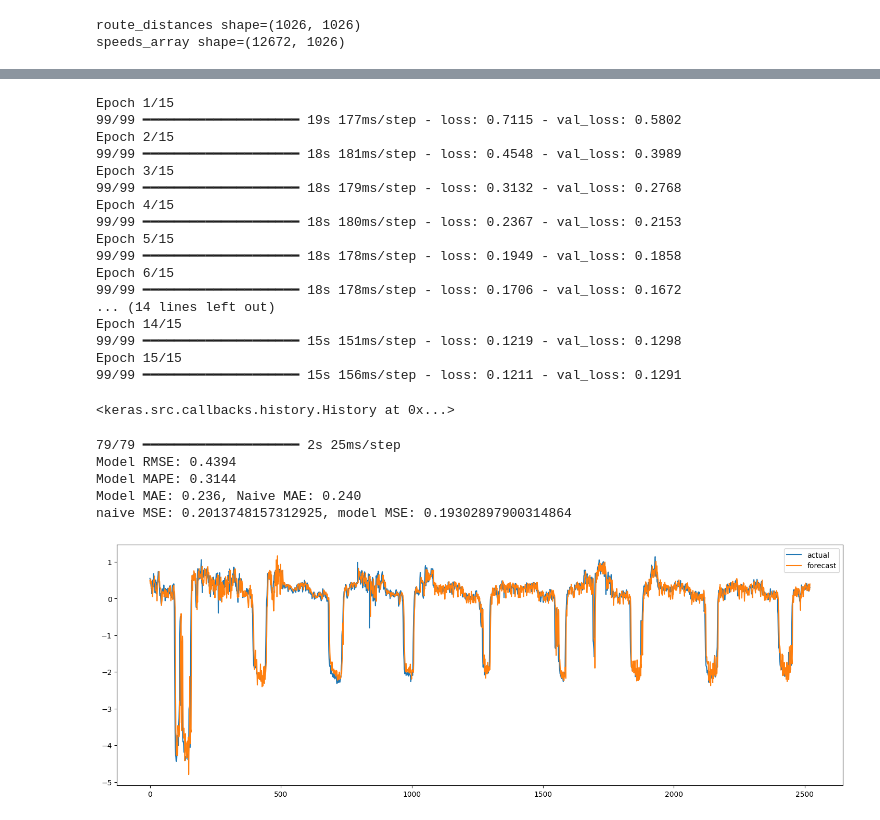
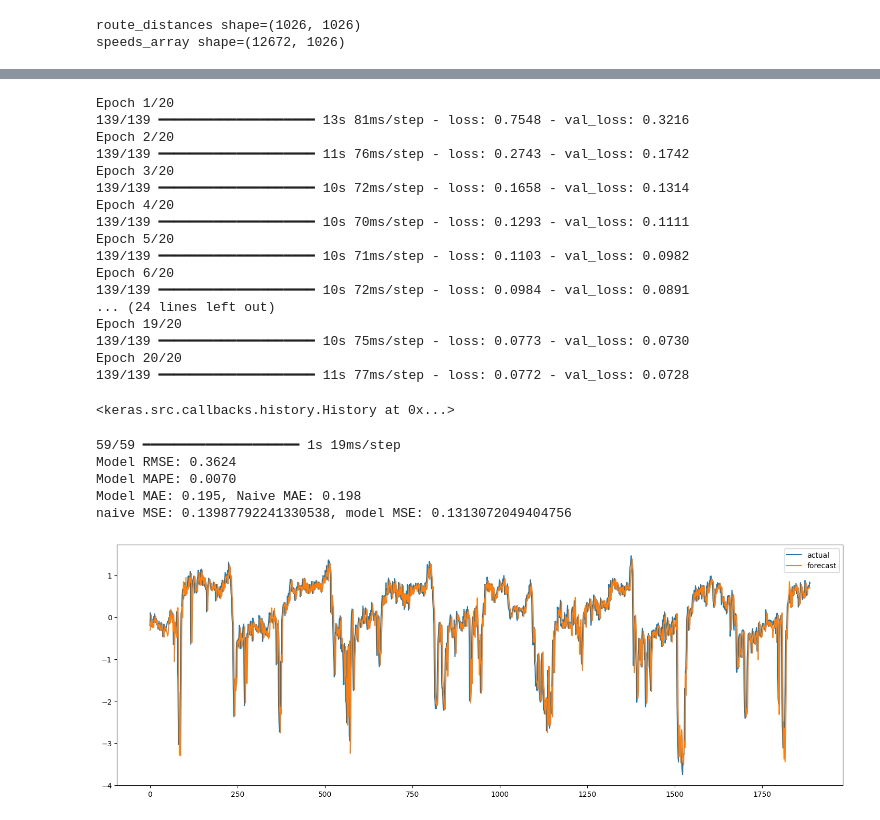
Before and after one commit to anubhav1433/STWBODE, a Jupyter notebook: GCLSTM.ipynb, the cells around one changed output, grey strips where cells are left out. Drawn from its saved outputs; the diff is of its cells as text; code cells hidden in the pictures.

```diff
--- a/GCLSTM.ipynb
+++ b/GCLSTM.ipynb
@@ -114,7 +383,7 @@ def preprocess(data_array: np.ndarray, train_size: float, val_size: float):
 
     return train_array, val_array, test_array
 
-train_size, val_size = 0.5, 0.30
+train_size, val_size = 0.7, 0.15
 train_array, val_array, test_array = preprocess(speeds_array, train_size, val_size)
 
 print(f"train set size: {train_array.shape}")
@@ -225,7 +494,7 @@ class GraphInfo:
         self.num_nodes = num_nodes
 
 sigma2 = 0.1
-epsilon = 0.1
+epsilon = 0.7
 
 
 adjacency_matrix = compute_adjacency_matrix(route_distances, sigma2, epsilon)
@@ -303,8 +572,6 @@ class GraphConv(layers.Layer):
         `self.weight`. Note that
         `self.weight` has shape `(in_feat, out_feat)`.
 
-        Args:
-            features: Tensor of shape `(num_nodes, batch_size, input_seq_len, in_feat)`
 
         Returns:
             A tensor of shape `(num_nodes, batch_size, input_seq_len, out_feat)`
@@ -409,7 +676,7 @@ class LSTMGC(layers.Layer):
 # %%
 in_feat = 1
 batch_size = 64
-epochs = 15
+epochs = 20
 input_sequence_length = 12
 forecast_horizon = 3
 multi_horizon = False
@@ -445,55 +712,55 @@ model.fit(
     callbacks=[keras.callbacks.EarlyStopping(patience=10)],
 )
 # %% [output]
-Epoch 1/15
-99/99 ━━━━━━━━━━━━━━━━━━━━ 19s 177ms/step - loss: 0.7115 - val_loss: 0.5802
-Epoch 2/15
-99/99 ━━━━━━━━━━━━━━━━━━━━ 18s 181ms/step - loss: 0.4548 - val_loss: 0.3989
-Epoch 3/15
-99/99 ━━━━━━━━━━━━━━━━━━━━ 18s 179ms/step - loss: 0.3132 - val_loss: 0.2768
-Epoch 4/15
-99/99 ━━━━━━━━━━━━━━━━━━━━ 18s 180ms/step - loss: 0.2367 - val_loss: 0.2153
-Epoch 5/15
-99/99 ━━━━━━━━━━━━━━━━━━━━ 18s 178ms/step - loss: 0.1949 - val_loss: 0.1858
-Epoch 6/15
-99/99 ━━━━━━━━━━━━━━━━━━━━ 18s 178ms/step - loss: 0.1706 - val_loss: 0.1672
-... (14 lines left out)
-Epoch 14/15
-99/99 ━━━━━━━━━━━━━━━━━━━━ 15s 151ms/step - loss: 0.1219 - val_loss: 0.1298
-Epoch 15/15
-99/99 ━━━━━━━━━━━━━━━━━━━━ 15s 156ms/step - loss: 0.1211 - val_loss: 0.1291
+Epoch 1/20
+139/139 ━━━━━━━━━━━━━━━━━━━━ 13s 81ms/step - loss: 0.7548 - val_loss: 0.3216
+Epoch 2/20
+139/139 ━━━━━━━━━━━━━━━━━━━━ 11s 76ms/step - loss: 0.2743 - val_loss: 0.1742
+Epoch 3/20
+139/139 ━━━━━━━━━━━━━━━━━━━━ 10s 72ms/step - loss: 0.1658 - val_loss: 0.1314
+Epoch 4/20
+139/139 ━━━━━━━━━━━━━━━━━━━━ 10s 70ms/step - loss: 0.1293 - val_loss: 0.1111
+Epoch 5/20
+139/139 ━━━━━━━━━━━━━━━━━━━━ 10s 71ms/step - loss: 0.1103 - val_loss: 0.0982
+Epoch 6/20
+139/139 ━━━━━━━━━━━━━━━━━━━━ 10s 72ms/step - loss: 0.0984 - val_loss: 0.0891
+... (24 lines left out)
+Epoch 19/20
+139/139 ━━━━━━━━━━━━━━━━━━━━ 10s 75ms/step - loss: 0.0773 - val_loss: 0.0730
+Epoch 20/20
+139/139 ━━━━━━━━━━━━━━━━━━━━ 11s 77ms/step - loss: 0.0772 - val_loss: 0.0728
 <keras.src.callbacks.history.History at 0x...>
 # %%
 x_test, y = next(test_dataset.as_numpy_iterator())
 y_pred = model.predict(x_test)
 plt.figure(figsize=(18, 6))
 plt.plot(y[:, 0, 0])
 plt.plot(y_pred[:, 0, 0])
 plt.legend(["actual", "forecast"])
 
 naive_mse, model_mse = (
     np.square(x_test[:, -1, :, 0] - y[:, 0, :]).mean(),
     np.square(y_pred[:, 0, :] - y[:, 0, :]).mean(),
 )
 
 # Calculate Root Mean Squared Error (RMSE)
 rmse = np.sqrt(np.mean(np.square(y_pred[:, 0, :] - y[:, 0, :])))
 
 # Calculate Mean Absolute Percentage Error (MAPE)
-mape = np.mean(np.abs((y[:, 0, :] - y_pred[:, 0, :])) / y[:, 0, :])
+mape = np.abs(np.mean(np.abs((y[:, 0, :] - y_pred[:, 0, :])) / y[:, 0, :]))
 
 nmae = np.abs(x_test[:, -1, :, 0] - y[:, 0, :]).mean()
 
 mae = np.mean(np.abs(y[:, 0, :] - y_pred[:, 0, :]))
 # Print RMSE and MAPE
 print(f"Model RMSE: {rmse:.4f}")
 print(f"Model MAPE: {mape:.4f}")
 print(f'Model MAE: {mae:.3f}, Naive MAE: {nmae:.3f}')
 print(f"naive MSE: {naive_mse}, model MSE: {model_mse}")
 # %% [output]
-79/79 ━━━━━━━━━━━━━━━━━━━━ 2s 25ms/step
-Model RMSE: 0.4394
-Model MAPE: 0.3144
-Model MAE: 0.236, Naive MAE: 0.240
-naive MSE: 0.2013748157312925, model MSE: 0.19302897900314864
+59/59 ━━━━━━━━━━━━━━━━━━━━ 1s 19ms/step
+Model RMSE: 0.3624
+Model MAPE: 0.0070
+Model MAE: 0.195, Naive MAE: 0.198
+naive MSE: 0.13987792241330538, model MSE: 0.1313072049404756
-[figure, old version]
+[figure, new version]
```
Also changed, not shown: parts of 9 cells of this notebook.
